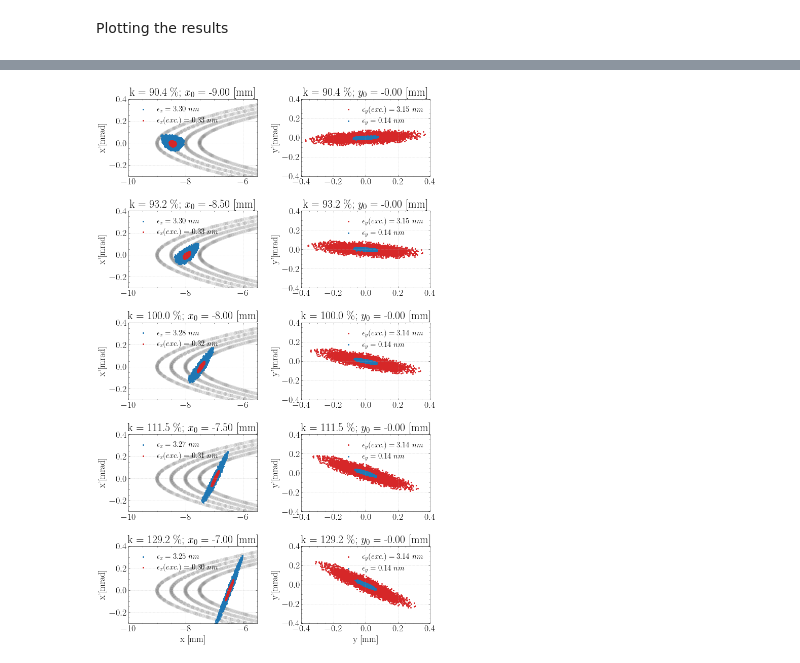
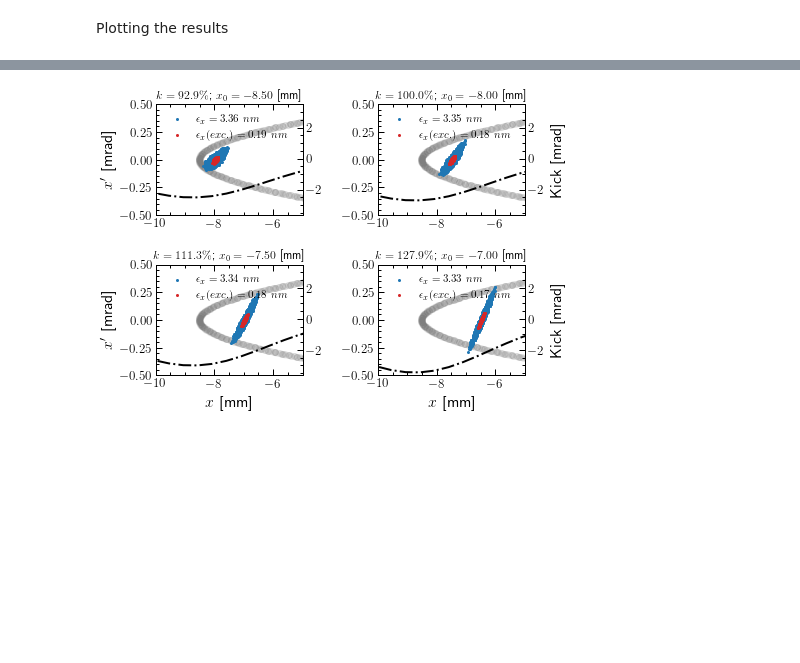
Before and after one commit to jquentino/notebook, a Jupyter notebook: emittance_exchange_simulations/inj_simulation_w_emit_exchange.ipynb, the cells around one changed output, grey strips where cells are left out. Drawn from its saved outputs; the diff is of its cells as text; code cells hidden in the pictures; blank space fills up the shorter version.

```diff
--- a/emittance_exchange_simulations/inj_simulation_w_emit_exchange.ipynb
+++ b/emittance_exchange_simulations/inj_simulation_w_emit_exchange.ipynb
@@ -398,8 +427,6 @@ nlk_l
 # %% [markdown]
 Bunch after NLK
 # %%
-nlk_si = si[nlk_idx[0][0]:nlk_idx[0][0]+1]
-
 part_out, *_ = pa.tracking.line_pass(nlk_si, bunch_nlk, indices='closed', parallel=True)
 
 part_out_ex, *_ = pa.tracking.line_pass(nlk_si, bunchex_nlk, indices='closed', parallel=True)
@@ -408,7 +435,7 @@ bunch_final = part_out[:,:,-1]
 bunchex_final = part_out_ex[:,:,-1]
 
 # Emittances after NLK
-si_twi, _ = pa.optics.calc_twiss(si)
+si_twi, _ = pa.optics.calc_twiss(si, indices=[nlk_idx[0][0]+1])
 emitx, emity = compute_emittances(bunch_final, si_twi[0])
 emitx_ex, emity_ex = compute_emittances(bunchex_final, si_twi[0])
 # %%
@@ -462,7 +488,7 @@ array([-8.00875269e-03, -2.43961417e-03,  6.82134271e-09,  2.99403715e-08,
 Creating bunchs in different positions at NLK
 # %%
 nlk_id = nlk_idx[0][0]
-x_list = np.linspace(-9, -7,num=5)*1e-3
+x_list = np.linspace(-8.5, -7,num=4)*1e-3
 bunchs_before = np.zeros([x_list.size, 6, n_part])
 bunchs_after = bunchs_before.copy()
 bunchsex_before = np.zeros([x_list.size, 6, n_part])
@@ -480,8 +506,9 @@ Optimizing the NLK using macroparticles
 ks = np.zeros(x_list.size)
 for j in range(len(ks)):
     macro_part = np.mean(bunchsex_before[j], axis=1, keepdims=True)
-    fun = lambda k: error_func(macro_part, k, LPolyB_nominal, nlk_l=0.45)
-    res = minimize(fun, 1, tol=1e-6)
+#     print(macro_part)
+    fun = lambda k: error_func(macro_part, k, poly_b, nlk=nlk_si)
+    res = minimize(fun, -1, tol=1e-9)
     k = res.x[0]
     ks[j] = k
 # %%
@@ -497,7 +524,7 @@ nlk_si = si[nlk_id:nlk_id+1]
 # Tracking beam through NLK
 for i in range(bunchs_after.shape[0]):
     # Setting nlk
-    nlk_si[0].polynom_b = ks[i]*LPolyB_nominal[0]/nlk_l
+    nlk_si[0].polynom_b = ks[i]*poly_b
 
     #Tracking
     bunch = bunchs_before[i].copy()
@@ -515,47 +546,60 @@ Plotting the results
 # %%
+# with plt.style.context(['science']):
 ## Adds grid
-fig, ax = plt.subplots(x_list.size, 2, figsize=(10,16))
+fig, ax = plt.subplots(2, 2, figsize=(7,5))
 
-for i in range(ax.shape[0]):
+k, j= 0,0
+for i in range(4):
+    if i==2:
+        k=1
+        j=0
+
     bunch = bunchs_after[i]
     bunchex = bunchsex_after[i]
     x_0 = bunchs_before[i, 0, :].mean()
-    y_0 = bunchs_before[i, 2, :].mean()
+#     y_0 = bunchs_before[i, 2, :].mean()
     emitx, emity = compute_emittances(bunch, twi[nlk_idx[0][0]+1])
     emitx_ex, emity_ex = compute_emittances(bunchex, twi[nlk_idx[0][0]+1])
 
+    #Ploting the NLK curve
+    ax2 = ax[k][j].twinx()
+    ax2.plot(nlk_x*1e3, ks[i]*kickx*1e3, ls='-.', c='k', label = 'NLK kick')
+#     ax2.tick_params(axis='y', labelcolor=)
+    ax2.set_ylim([-3.65, 3.5])
+    if j == 1:
+        ax2.set_ylabel("Kick [mrad]")
+
+#     #Ploting bunch before the kick
+#     ax[k][j].scatter(bunchs_before[i, 0, :]*1e3, bunchs_before[i, 1, :]*1e3)
+#     ax[k][j].scatter(bunchsex_before[i, 0, :]*1e3, bunchsex_before[i, 1, :]*1e3)
+
     # Plotting the results
-    ax[i][0].scatter(apert[0]*1e3, apert[1]*1e3, alpha=0.05, c='tab:gray')
-    ax[i][0].set_xlim([-10, -5.5])
-    ax[i][0].set_ylim([-0.3, 0.4])
-    ax[i][1].scatter(apert[2]*1e3, apert[3]*1e3, alpha=0.05, c='tab:gray')
-    ax[i][1].set_ylim([-0.4, 0.4])
-    ax[i][1].set_xlim([-0.4, 0.4])
+    ax[k][j].scatter(apert[0]*1e3, apert[1]*1e3, alpha=0.05, c='tab:gray')
+#     ax[k][j].set_xlim([-9, -6])
+#     ax[k][j].set_ylim([-1, 2.6])
+    ax[k][j].set_xlim([-10, -5])
+    ax[k][j].set_ylim([-0.5, 0.5])
 
 
     x, x_ = bunch[0, :]*1e3, bunch[1, :]*1e3
-    y, y_ = bunch[2, :]*1e3, bunch[3, :]*1e3
     x_ex, x__ex = bunchex[0, :]*1e3, bunchex[1, :]*1e3
-    y_ex, y__ex = bunchex[2, :]*1e3, bunchex[3, :]*1e3
 
-    ax[i][0].scatter(x, x_, s=4, label=r'$\epsilon_x = {:.2f} \; nm$'.format(emitx*1e9), alpha=1, color='tab:blue')
-    ax[i][0].scatter(x_ex, x__ex, s=4, label=r'$\epsilon_x (exc.) = {:.2f} \; nm$'.format(emitx_ex*1e9),
+    ax[k][j].scatter(x, x_, s=4, label=r'$\epsilon_x = {:.2f} \; nm$'.format(emitx*1e9), alpha=1, color='tab:blue')
+    ax[k][j].scatter(x_ex, x__ex, s=4, label=r'$\epsilon_x (exc.) = {:.2f} \; nm$'.format(emitx_ex*1e9),
                   color='tab:red', alpha=1)
-    ax[i][1].scatter(y_ex, y__ex, s=4, label=r'$\epsilon_y (exc.) = {:.2f} \; nm$'.format(emity_ex*1e9),
-                  color='tab:red', alpha=1)
-    ax[i][1].scatter(y, y_, s=4, label=r'$\epsilon_y = {:.2f} \; nm$'.format(emity*1e9), alpha=1, color='tab:blue')
-    ax[i][0].legend(loc='best', fontsize='small')
-    ax[i][1].legend(loc='best', fontsize='small')
-    ax[i][0].set_title(f'k = {ks_normalized[i]*100:.1f} \%; $x_0$ = {x_0*1e3:.2f} [mm]')
-    ax[i][1].set_title(f'k = {ks_normalized[i]*100:.1f} \%; $y_0$ = {y_0*1e3:.2f} [mm]')
-#     ax[i][0].axhline(0, ls='dashed')
-    ax[i][0].set_ylabel("x'[mrad]")
-    ax[i][1].set_ylabel("y'[mrad]")
 
-ax[i][0].set_xlabel('x [mm]')
-ax[i][1].set_xlabel('y [mm]')
+    ax[k][j].legend(loc='upper left', fontsize='11')
+    ax[k][j].set_title(f'$k = {ks_normalized[i]*100:.1f} \%$; $x_0 = {x_0*1e3:.2f}$ [mm]', fontsize=12)
+    ax[k][j].tick_params(labelsize=13)
+    ax2.tick_params(labelsize=13)
+    j+=1
+ax[0][0].set_ylabel("$x'$ [mrad]")
+ax[1][0].set_ylabel("$x'$ [mrad]")
+ax[1][0].set_xlabel('$x$ [mm]')
+ax[1][1].set_xlabel('$x$ [mm]')
 # fig.suptitle("NLK effect in the beam with different initial horizontal positions", fontsize=18, y=1)
-plt.tight_layout(pad=1.5)
-plt.savefig('figures/TS_effects_on_exchange/NLK_effect.pdf', facecolor='white', transparent=False)
+plt.tight_layout()
+# plt.savefig('/home/jucelio/notebooks/figures/TS_effects_on_exchange/NLK_effect.png', facecolor='white', transparent=False, dpi=300)
+plt.savefig('/home/jucelio/notebooks/figures/TS_effects_on_exchange/NLK_effect.pdf')
 # %% [output]
-[figure, old version]
+[figure, new version]
```
Also changed, not shown: parts of 43 cells of this notebook, 16 other files.
